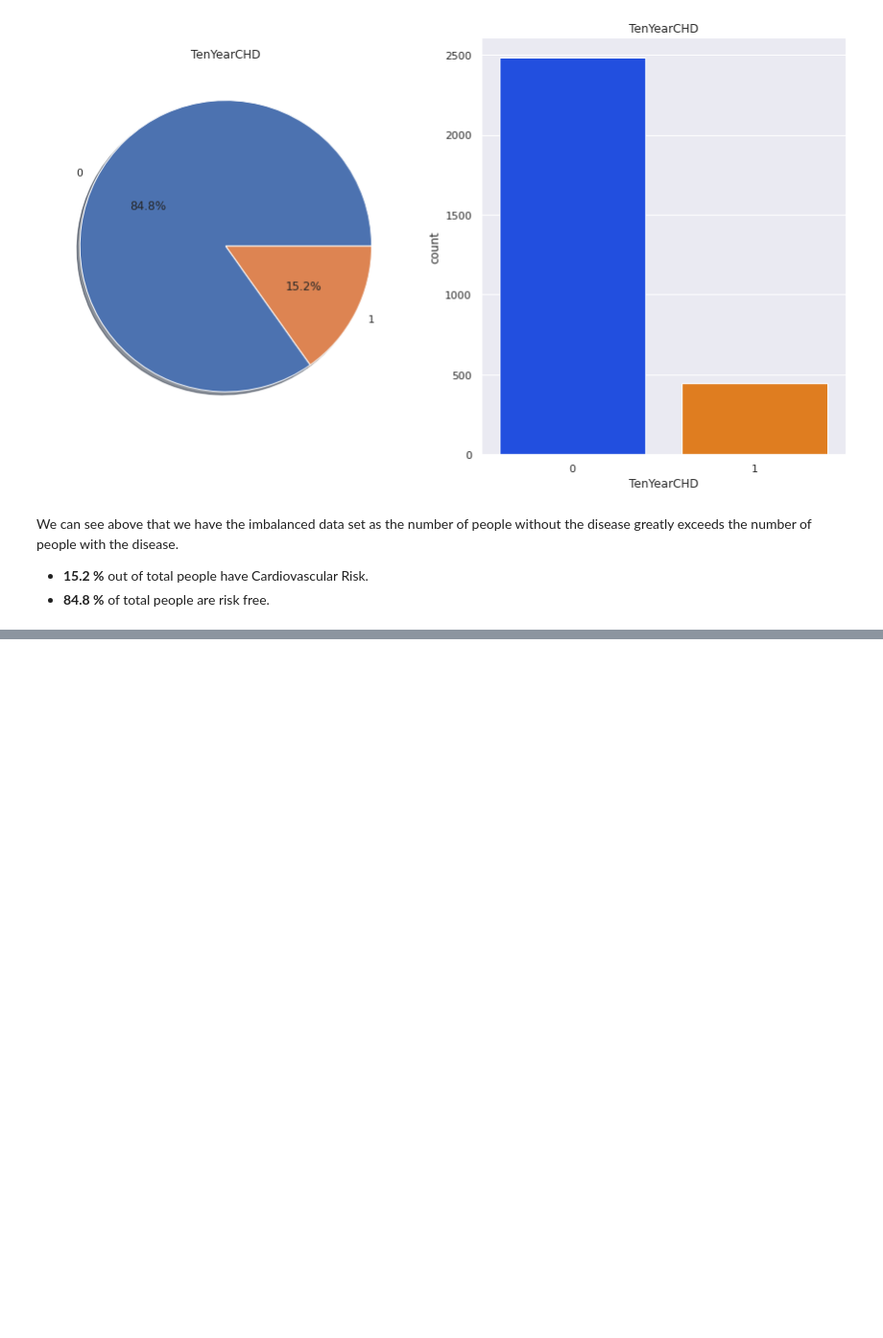
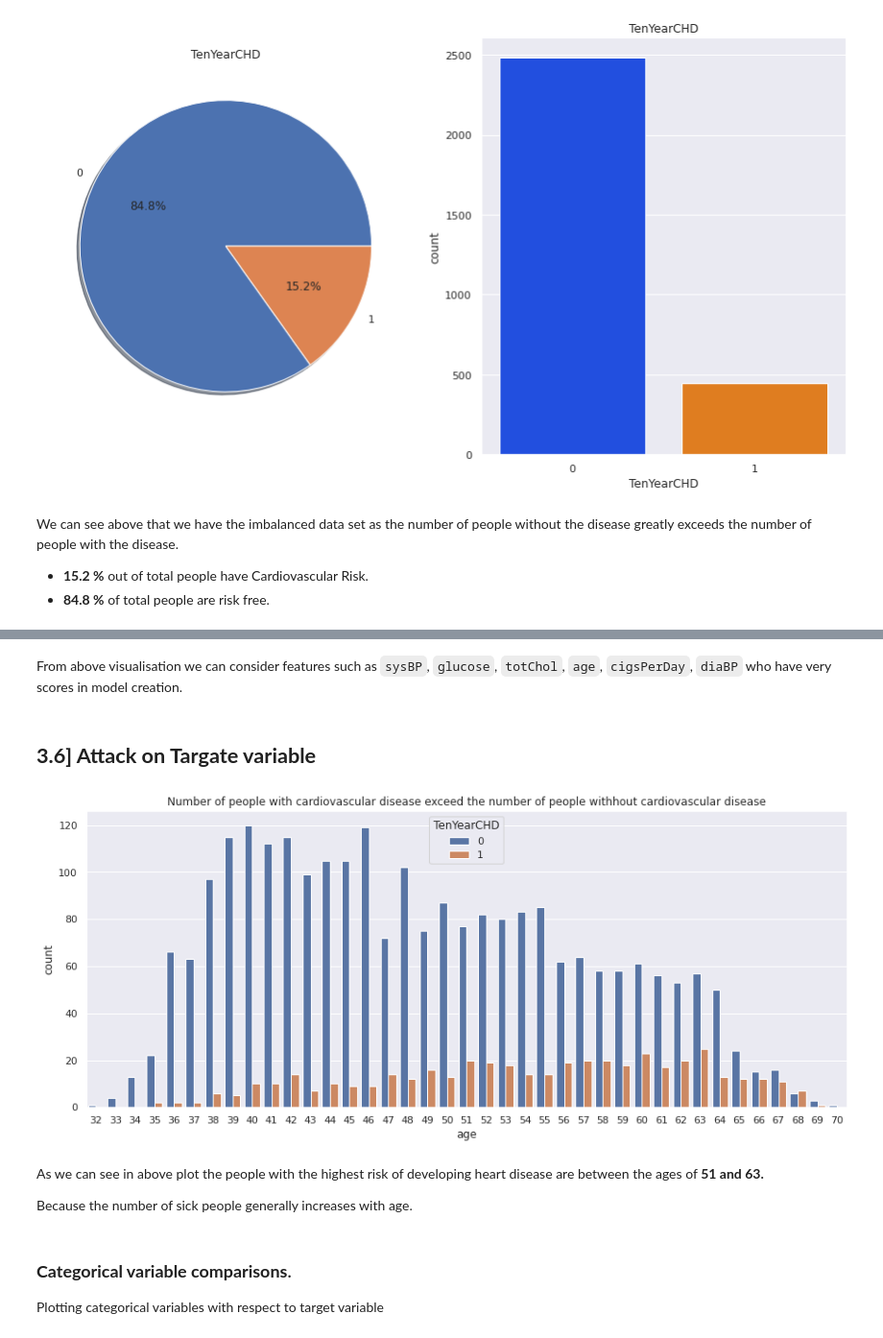
Before and after one commit to AMAN-GULERIA/Cardiovascular-Risk-Prediction, a Jupyter notebook: Cardiovascular_Risk_Prediction.ipynb, the cells around one changed output, grey strips where cells are left out. Shown at 96% size. Cells and saved outputs as stored; diff of their text form; code cells hidden in the pictures; blank space fills up the shorter version.

```diff
--- a/Cardiovascular_Risk_Prediction.ipynb
+++ b/Cardiovascular_Risk_Prediction.ipynb
@@ -403,0 +468,19 @@ We can see above that we have the imbalanced data set as the number of people wi
+# %% [markdown]
+From above visualisation we can consider features such as `sysBP`, `glucose`, `totChol`, `age`, `cigsPerDay`, `diaBP` who have very scores in model creation.
+# %% [markdown]
+## <b> 3.6] Attack on Targate variable
+# %%
+# Visualising the target and age variable
+plt.figure(figsize=[15,6])
+plt.title("Number of people with cardiovascular disease exceed the number of people withhout cardiovascular disease")
+sns.countplot(data=df, x='age', hue='TenYearCHD');
+# %% [output]
+[figure, added]
+# %% [markdown]
+As we can see in above plot the people with the highest risk of developing heart disease are between the ages of **51 and 63.**
+
+Because the number of sick people generally increases with age.
+# %% [markdown]
+### **Categorical variable comparisons**.
+
+ Plotting categorical variables with respect to target variable
```
Also changed, not shown: parts of 16 cells of this notebook.
